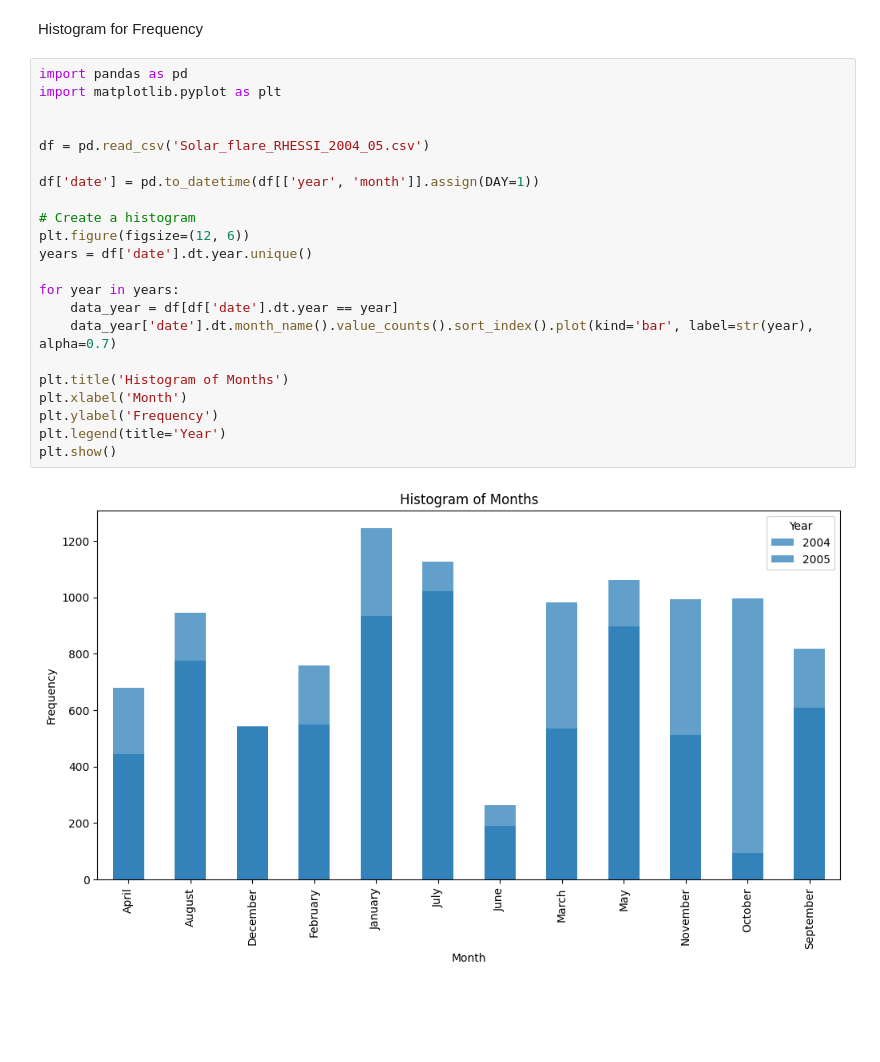
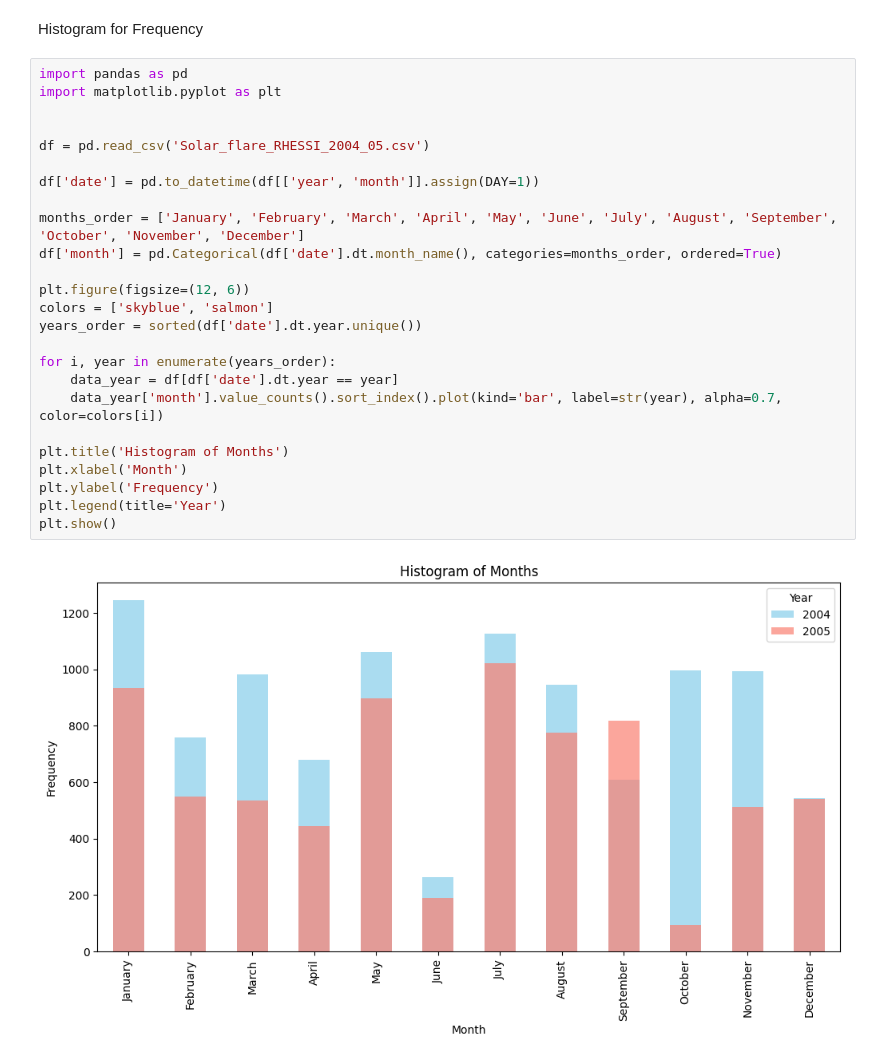
Before and after one commit to ericaahayy/ITGurlsCOSC3337, a Jupyter notebook: Compare_Datasets.ipynb, the cells around one changed output. Saved outputs shown, nothing was run; the diff lists cells and outputs as text; blank space fills up the shorter version.

Commit message:
histogram

```diff
--- a/Compare_Datasets.ipynb
+++ b/Compare_Datasets.ipynb
@@ -21,24 +21,27 @@ Histogram for Frequency
 # %%
 import pandas as pd
 import matplotlib.pyplot as plt
 
 
 df = pd.read_csv('Solar_flare_RHESSI_2004_05.csv')
 
 df['date'] = pd.to_datetime(df[['year', 'month']].assign(DAY=1))
 
-# Create a histogram
+months_order = ['January', 'February', 'March', 'April', 'May', 'June', 'July', 'August', 'September', 'October', 'November', 'December']
+df['month'] = pd.Categorical(df['date'].dt.month_name(), categories=months_order, ordered=True)
+
 plt.figure(figsize=(12, 6))
-years = df['date'].dt.year.unique()
+colors = ['skyblue', 'salmon']
+years_order = sorted(df['date'].dt.year.unique())
 
-for year in years:
+for i, year in enumerate(years_order):
     data_year = df[df['date'].dt.year == year]
-    data_year['date'].dt.month_name().value_counts().sort_index().plot(kind='bar', label=str(year), alpha=0.7)
+    data_year['month'].value_counts().sort_index().plot(kind='bar', label=str(year), alpha=0.7, color=colors[i])
 
 plt.title('Histogram of Months')
 plt.xlabel('Month')
 plt.ylabel('Frequency')
 plt.legend(title='Year')
 plt.show()
 # %% [output]
-[figure, old version]
+[figure, new version]
```
